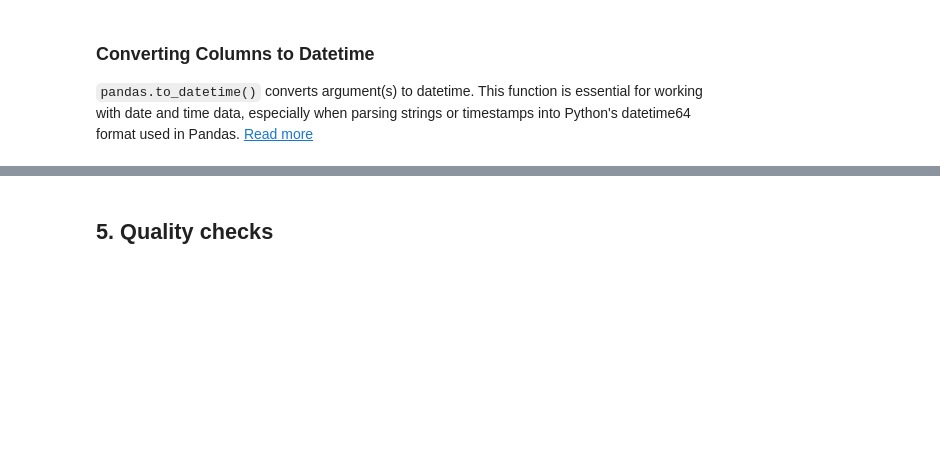
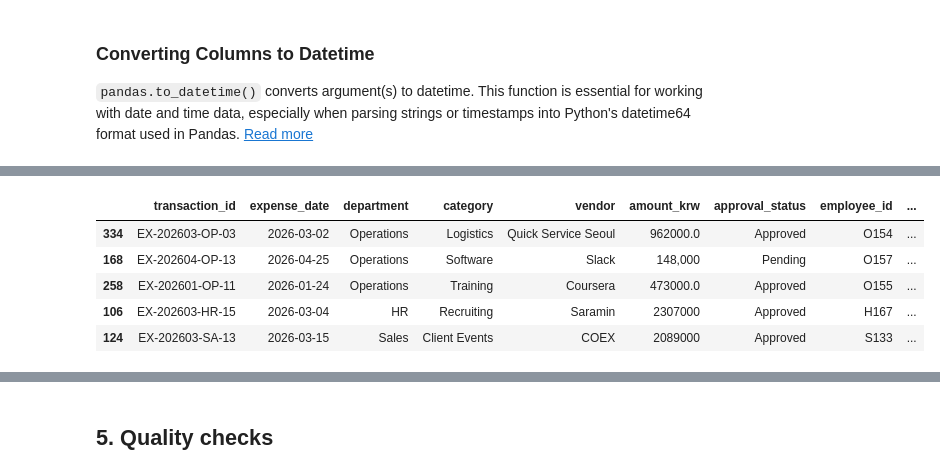
Before and after one commit to Colin7537/Programming-for-Analytics_ChanjoongKim, a Jupyter notebook: session4_exercise.ipynb, the cells around one changed output, grey strips where cells are left out. Cells and saved outputs as stored; diff of their text form; code cells hidden in the pictures; blank space fills up the shorter version.

Commit message:
Converted expense date and amount KRW

```diff
--- a/session4_exercise.ipynb
+++ b/session4_exercise.ipynb
@@ -334,6 +358,15 @@ transformed_df["expense_date"] = pd.to_datetime(transformed_df["expense_date"],
 # %%
 ## And add at 'month' column to transformed_df
 transformed_df['month'] = transformed_df['expense_date'].dt.month
+# %%
+transformed_df.sample(5)
+# %% [output]
+|  | transaction_id | expense_date | department | category | vendor | amount_krw | approval_status | employee_id | ... |
+| 334 | EX-202603-OP-03 | 2026-03-02 | Operations | Logistics | Quick Service Seoul | 962000.0 | Approved | O154 | ... |
+| 168 | EX-202604-OP-13 | 2026-04-25 | Operations | Software | Slack | 148,000 | Pending | O157 | ... |
+| 258 | EX-202601-OP-11 | 2026-01-24 | Operations | Training | Coursera | 473000.0 | Approved | O155 | ... |
+| 106 | EX-202603-HR-15 | 2026-03-04 | HR | Recruiting | Saramin | 2307000 | Approved | H167 | ... |
+| 124 | EX-202603-SA-13 | 2026-03-15 | Sales | Client Events | COEX | 2089000 | Approved | S133 | ... |
 # %%
 ## Let's convert the amount_krw column to numeric values
 transformed_df['amount_krw'] = pd.to_numeric(
```
Also changed, not shown: parts of 4 cells of this notebook.
